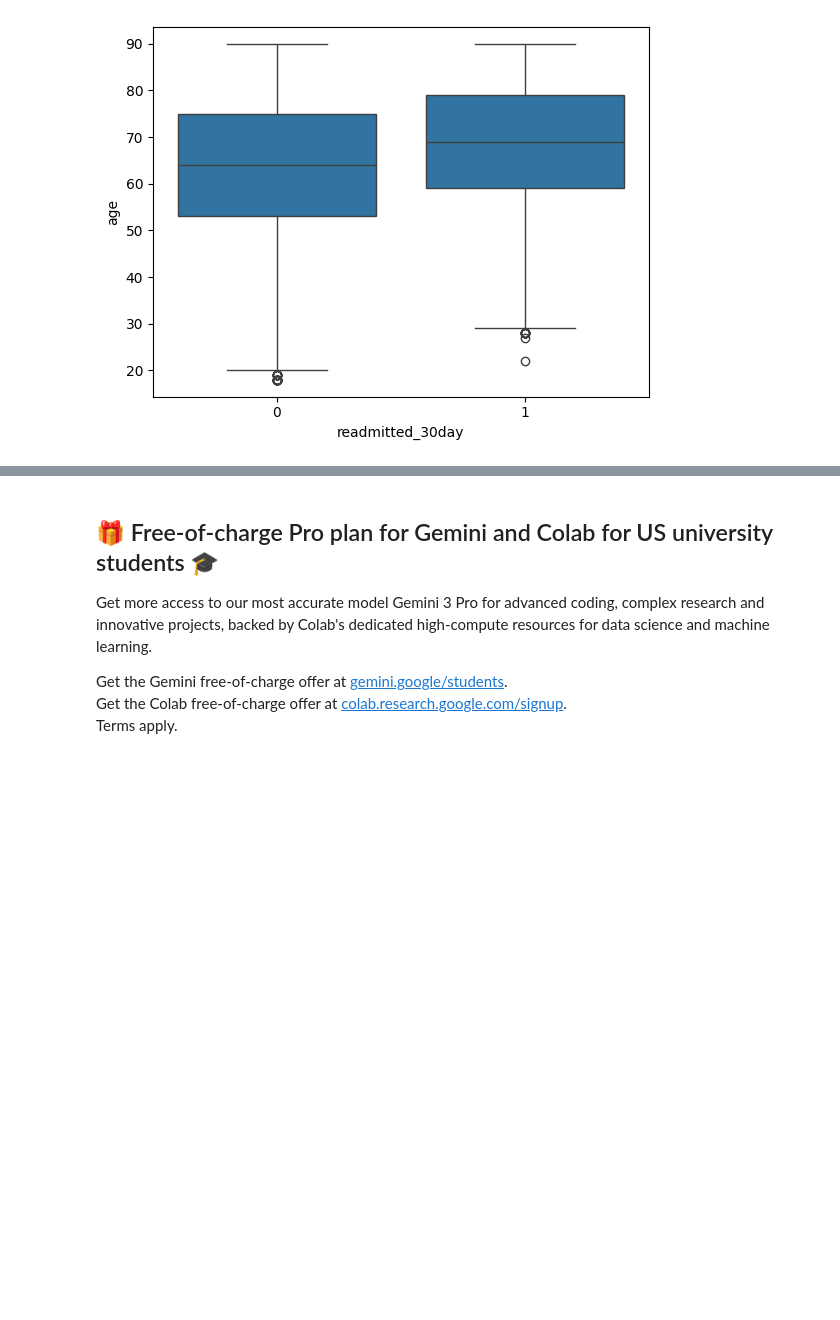
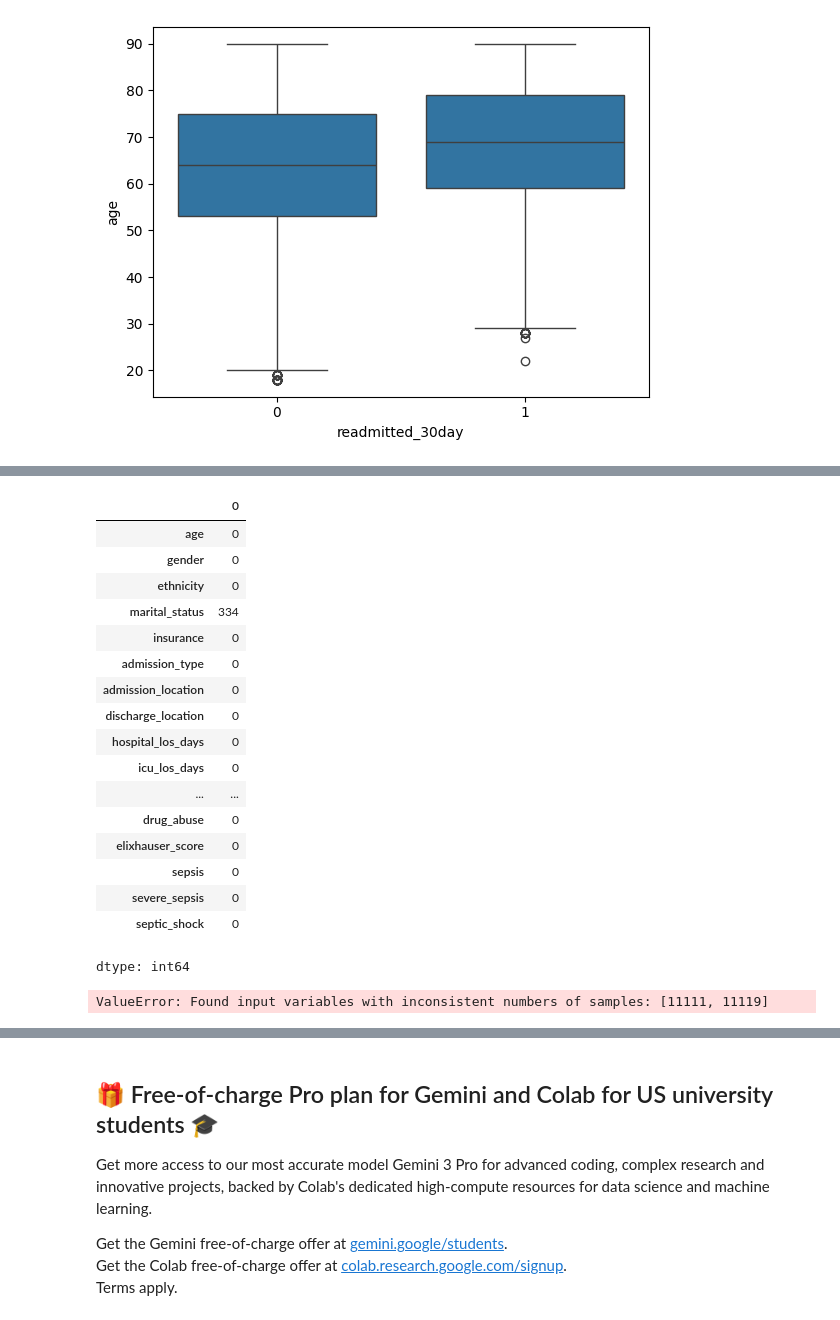
Before and after one commit to abdullaawad/Final-Year-Project, a Jupyter notebook: Re_Admission_Prediction.ipynb, the cells around one changed output, grey strips where cells are left out. Saved outputs shown, nothing was run; the diff lists cells and outputs as text; code cells hidden in the pictures; blank space fills up the shorter version.

```diff
--- a/Re_Admission_Prediction.ipynb
+++ b/Re_Admission_Prediction.ipynb
@@ -495,4 +529,4 @@ plot_variable_groups(df, variable_groups)
 [figure]
 [figure]
 # %%
-df['chloride_min'].drop(df[df['chloride_min'] < 25].index, inplace=True)
+df.drop(df[df['chloride_min'] < 25].index, inplace=True)
@@ -530,18 +532,0 @@ Number of rows after dropping outliers: 15872
-# %%
-from sklearn.model_selection import train_test_split
-from sklearn import preprocessing
-
-label_encoder = preprocessing.LabelEncoder()
-
-label_encoder = preprocessing.LabelEncoder()
-df['ethnicity']= label_encoder.fit_transform(df['ethnicity'])
-df['admission_location']= label_encoder.fit_transform(df['admission_location'])
-df['marital_status']= label_encoder.fit_transform(df['marital_status'])
-df['insurance']= label_encoder.fit_transform(df['insurance'])
-df['admission_type']= label_encoder.fit_transform(df['admission_type'])
-df['gender']= label_encoder.fit_transform(df['gender'])
-df['discharge_location']= label_encoder.fit_transform(df['discharge_location'])
-df['first_careunit']= label_encoder.fit_transform(df['first_careunit'])
-
-
-df.head()
@@ -555,12 +556,15 @@ df.head()
 # %%
-from sklearn.linear_model import LogisticRegression
+from sklearn.preprocessing import OneHotEncoder
+import pandas as pd
 
 X = df.drop('readmitted_30day', axis=1)
 y = df['readmitted_30day']
 
 X_train, X_test, y_train, y_test = train_test_split(X, y, test_size=0.3, random_state=42, stratify=y)
 
-model = LogisticRegression(class_weight='balanced')
-model.fit(X_train, y_train)
+cat_cols = ['ethnicity', 'marital_status', 'insurance', 'admission_type',
+            'admission_location', 'gender', 'discharge_location', 'first_careunit']
 
-y_pred = model.predict(X_test)
+ohe = OneHotEncoder(handle_unknown='ignore', sparse_output=False)
+X_train_cat_encoded = ohe.fit_transform(X_train[cat_cols])
+X_test_cat_encoded = ohe.transform(X_test[cat_cols])  # transform only
@@ -575,3 +586,38 @@ Please also refer to the documentation for alternative solver options:
+# %%
+X_train.isna().sum()
+# %% [output]
+|  | 0 |
+| age | 0 |
+| gender | 0 |
+| ethnicity | 0 |
+| marital_status | 334 |
+| insurance | 0 |
+| admission_type | 0 |
+| admission_location | 0 |
+| discharge_location | 0 |
+| hospital_los_days | 0 |
+| icu_los_days | 0 |
+| ... | ... |
+| drug_abuse | 0 |
+| elixhauser_score | 0 |
+| sepsis | 0 |
+| severe_sepsis | 0 |
+| septic_shock | 0 |
+dtype: int64
+# %%
+from sklearn.linear_model import LogisticRegression
+
+# Scale the imputed dataframes
+scaler_final = StandardScaler()
+X_train_final_scaled = scaler_final.fit_transform(X_train_final)
+X_test_final_scaled = scaler_final.transform(X_test_final)
+
+model = LogisticRegression(class_weight='balanced', solver='liblinear', random_state=42, max_iter=5000)
+model.fit(X_train_final_scaled, y_train)
+
+y_pred = model.predict(X_test_final_scaled)
+# %% [output]
+ValueError: Found input variables with inconsistent numbers of samples: [11111, 11119]
 # %%
 from sklearn.metrics import accuracy_score, precision_score, recall_score, f1_score, ConfusionMatrixDisplay
 
```
Also changed, not shown: parts of 31 cells of this notebook.
